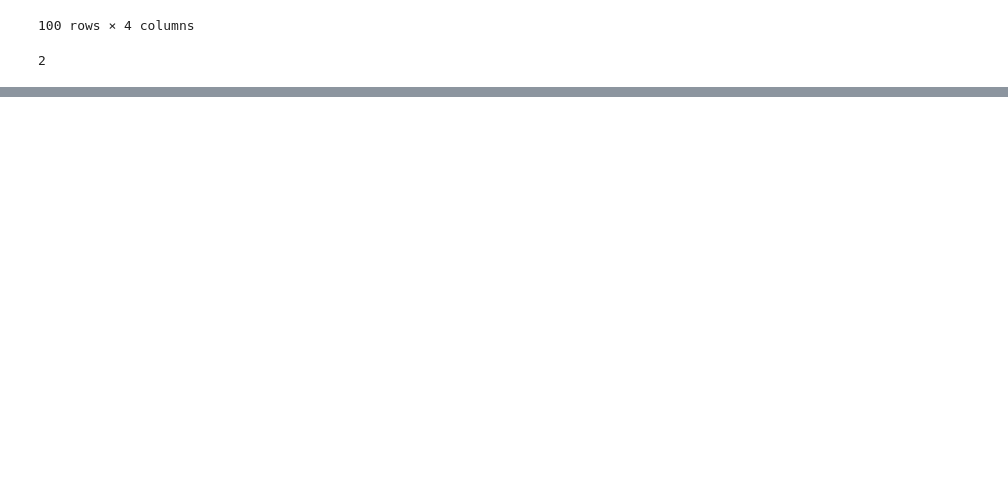
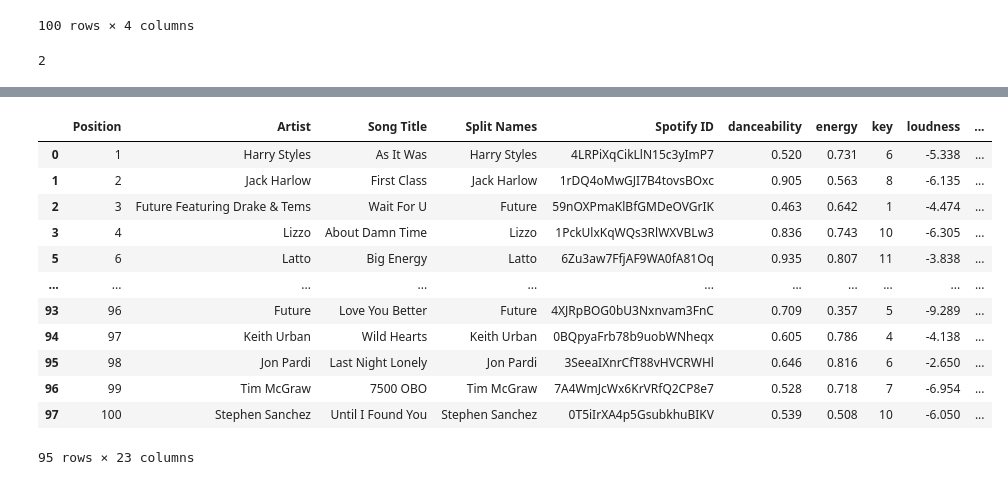
Before and after one commit to alsarna/lyrics_nlp, a Jupyter notebook: hit_prediction.ipynb, the cells around one changed output, grey strips where cells are left out. Cells and saved outputs as stored; diff of their text form; code cells hidden in the pictures; blank space fills up the shorter version.

```diff
--- a/hit_prediction.ipynb
+++ b/hit_prediction.ipynb
@@ -148,9 +166,7 @@ display(billboard_weekly_wrap_up)
 # %%
 # Load data
-#all_songs = pd.read_csv('spotify_data.csv')
-all_songs = pd.read_csv('all_time_billboard_wrap_up_cleaned_spotify.csv')
-songs = all_songs[all_songs['Year'] > 2008]
-# display(songs)
+all_songs = pd.read_csv('spotify_data.csv')
+songs = all_songs[all_songs['Year'] > 2004]
 # %%
 songs['Is hit'] = [1 if i <= 10 else 0 for i in songs['Position']]
 # %%
@@ -215,9 +244,23 @@ display(billboard_weekly_wrap_up)
 98 rows × 23 columns
 # %%
 # Delete songs from last week which appeared in year-end chart in 2021
-# cond = billboard_weekly_wrap_up['Spotify ID'].isin(songs['Spotify ID'])
-# billboard_weekly_wrap_up.drop(billboard_weekly_wrap_up[cond].index, inplace = True)
-# display(billboard_weekly_wrap_up)
+cond = billboard_weekly_wrap_up['Spotify ID'].isin(songs['Spotify ID'])
+billboard_weekly_wrap_up.drop(billboard_weekly_wrap_up[cond].index, inplace = True)
+display(billboard_weekly_wrap_up)
+# %% [output]
+|  | Position | Artist | Song Title | Split Names | Spotify ID | danceability | energy | key | loudness | ... |
+| 0 | 1 | Harry Styles | As It Was | Harry Styles | 4LRPiXqCikLlN15c3yImP7 | 0.520 | 0.731 | 6 | -5.338 | ... |
+| 1 | 2 | Jack Harlow | First Class | Jack Harlow | 1rDQ4oMwGJI7B4tovsBOxc | 0.905 | 0.563 | 8 | -6.135 | ... |
+| 2 | 3 | Future Featuring Drake & Tems | Wait For U | Future | 59nOXPmaKlBfGMDeOVGrIK | 0.463 | 0.642 | 1 | -4.474 | ... |
+| 3 | 4 | Lizzo | About Damn Time | Lizzo | 1PckUlxKqWQs3RlWXVBLw3 | 0.836 | 0.743 | 10 | -6.305 | ... |
+| 5 | 6 | Latto | Big Energy | Latto | 6Zu3aw7FfjAF9WA0fA81Oq | 0.935 | 0.807 | 11 | -3.838 | ... |
+| ... | ... | ... | ... | ... | ... | ... | ... | ... | ... | ... |
+| 93 | 96 | Future | Love You Better | Future | 4XJRpBOG0bU3Nxnvam3FnC | 0.709 | 0.357 | 5 | -9.289 | ... |
+| 94 | 97 | Keith Urban | Wild Hearts | Keith Urban | 0BQpyaFrb78b9uobWNheqx | 0.605 | 0.786 | 4 | -4.138 | ... |
+| 95 | 98 | Jon Pardi | Last Night Lonely | Jon Pardi | 3SeeaIXnrCfT88vHVCRWHl | 0.646 | 0.816 | 6 | -2.650 | ... |
+| 96 | 99 | Tim McGraw | 7500 OBO | Tim McGraw | 7A4WmJcWx6KrVRfQ2CP8e7 | 0.528 | 0.718 | 7 | -6.954 | ... |
+| 97 | 100 | Stephen Sanchez | Until I Found You | Stephen Sanchez | 0T5iIrXA4p5GsubkhuBIKV | 0.539 | 0.508 | 10 | -6.050 | ... |
+95 rows × 23 columns
 # %%
 # Results
 chart_audio_features = billboard_weekly_wrap_up[['acousticness', 'danceability', 'duration_ms', 'energy', 'instrumentalness', 'key', 'liveness', 'loudness', 'mode', 'speechiness', 'tempo', 'time_signature', 'valence']]
```
Also changed, not shown: parts of 18 cells of this notebook, 1 other file.
